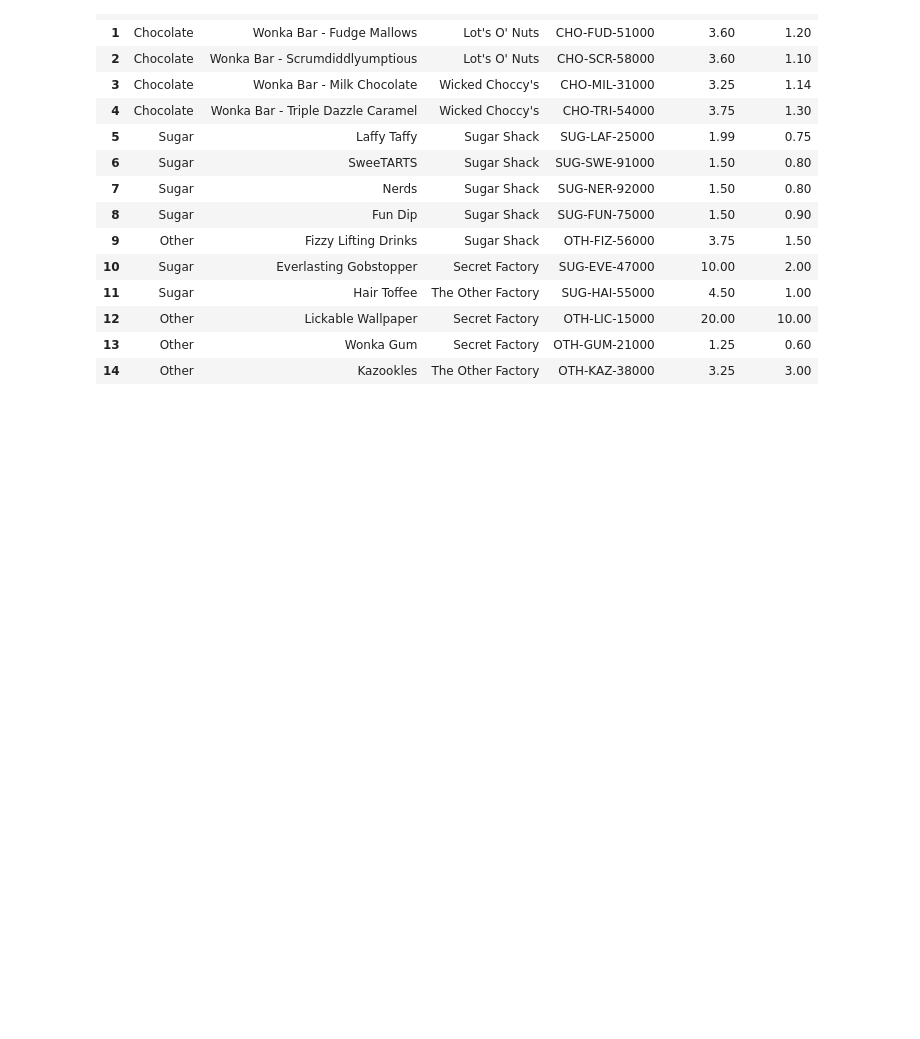
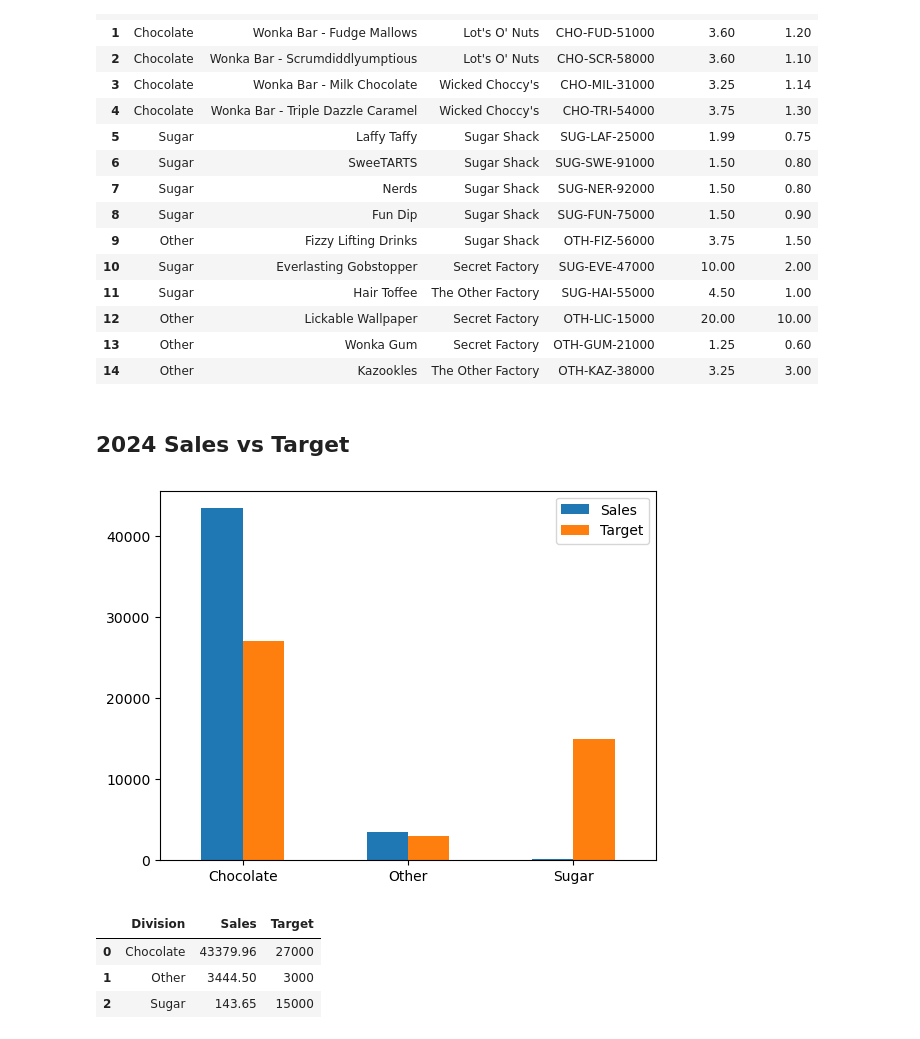
Before and after one commit to suranjanrana/data-analysis-and-warehousing-project, a Jupyter notebook: notebooks/candy-analysis.ipynb, the cells around one changed output. Saved outputs shown, nothing was run; the diff lists cells and outputs as text; code cells hidden in the pictures; blank space fills up the shorter version.

Commit message:
Sales vs target 2024

```diff
--- a/notebooks/candy-analysis.ipynb
+++ b/notebooks/candy-analysis.ipynb
@@ -295,3 +295,24 @@ products_df
 | 12 | Other | Lickable Wallpaper | Secret Factory | OTH-LIC-15000 | 20.00 | 10.00 |
 | 13 | Other | Wonka Gum | Secret Factory | OTH-GUM-21000 | 1.25 | 0.60 |
 | 14 | Other | Kazookles | The Other Factory | OTH-KAZ-38000 | 3.25 | 3.00 |
+# %% [markdown]
+## 2024 Sales vs Target
+# %%
+sales_2024 = candy_sales_dt_idx.loc["2024"]
+# %%
+sales_2024_by_division = sales_2024.groupby("Division")["Sales"].sum()
+sales_2024_w_target = pd.merge(sales_2024_by_division, targets_df, how="left", on="Division")
+
+# Plot
+ax = sales_2024_w_target.plot(kind="bar")
+ax.set_xticklabels(sales_2024_w_target["Division"], rotation=0)
+plt.show()
+# %% [output]
+[figure, added]
+# %%
+sales_2024_w_target
+# %% [output]
+|  | Division | Sales | Target |
+| 0 | Chocolate | 43379.96 | 27000 |
+| 1 | Other | 3444.50 | 3000 |
+| 2 | Sugar | 143.65 | 15000 |
```
